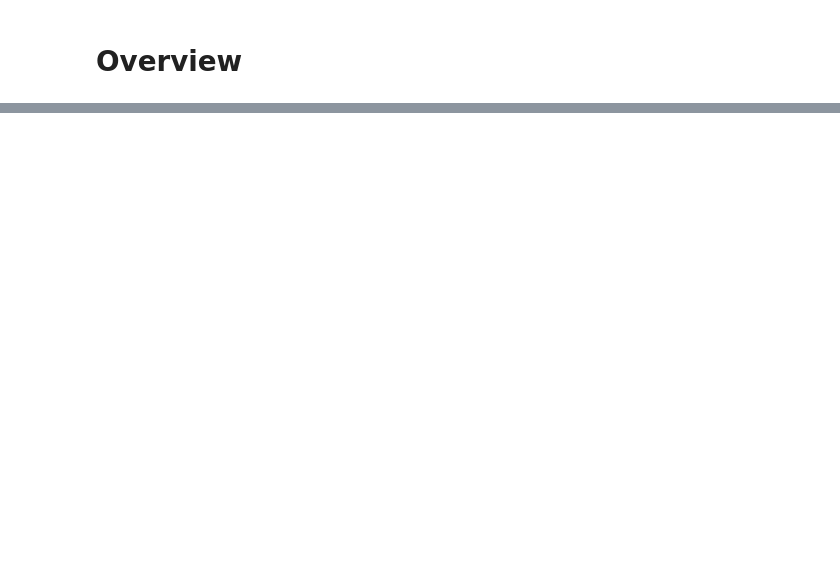
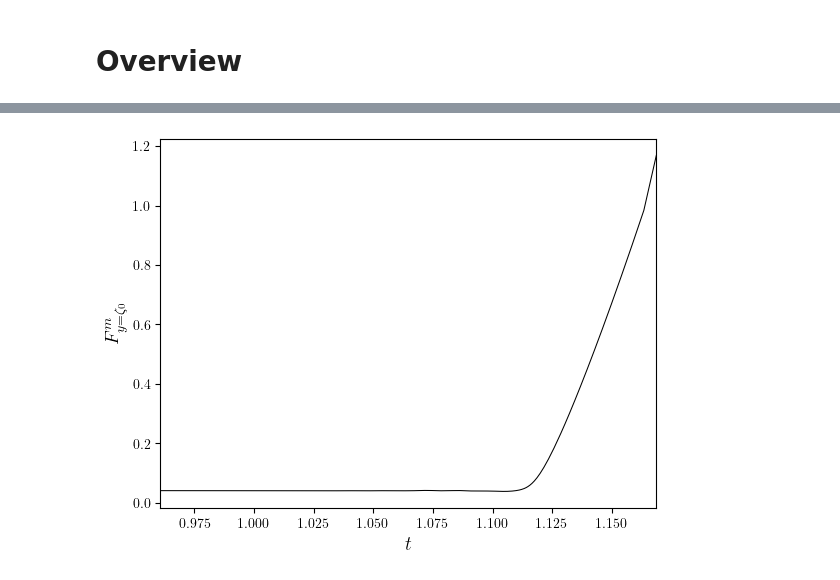
Before and after one commit to george-poole/CRoCoDiL, a Jupyter notebook: system_b/expo/B10_overview.ipynb, the cells around one changed output, grey strips where cells are left out. Saved outputs shown, nothing was run; the diff lists cells and outputs as text; code cells hidden in the pictures; blank space fills up the shorter version.

```diff
--- a/system_b/expo/B10_overview.ipynb
+++ b/system_b/expo/B10_overview.ipynb
@@ -60,0 +127,11 @@ save_fig = partial(save_figure, dir_path=simulation.dir_path, prefix=False,)
+# %%
+l_contour = 1.0 # FIXME get proper chord length
+fMass = -(1 / l_contour) * derivative(mC.value_series, mC.time_series)
+
+fig, ax = plot_line(
+    (mC.value_series, fMass),
+    x_label='$t$',
+    y_label='$F^m_{y=\zeta_0}$'
+)
+# %% [output]
+[figure, added]
```
Also changed, not shown: parts of 14 cells of this notebook, 35 other files.
